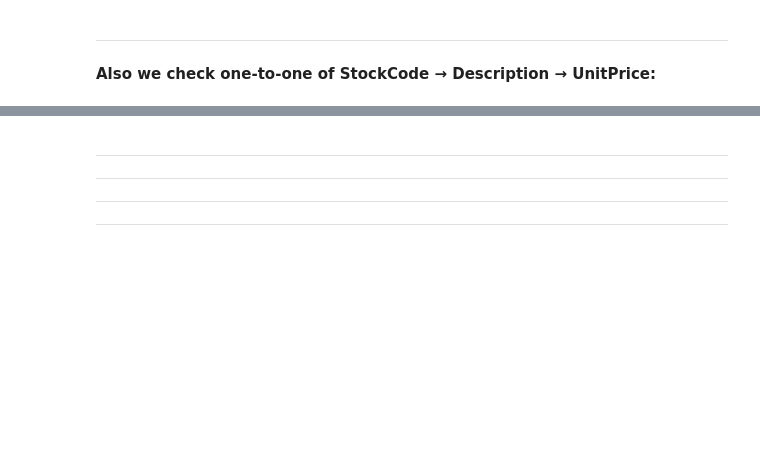
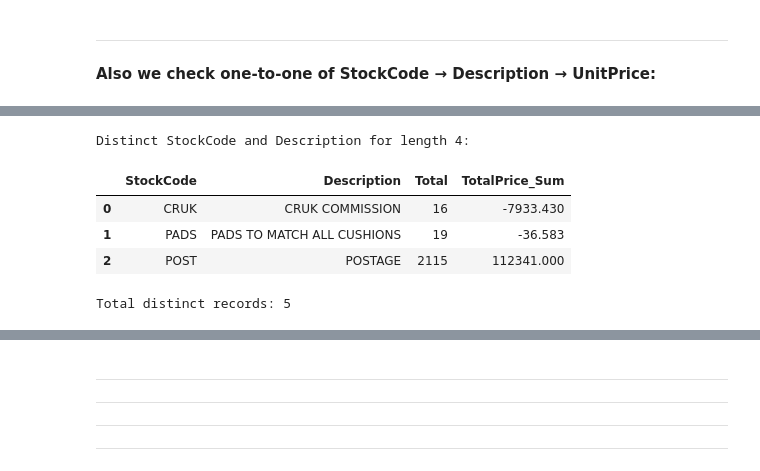
Before and after one commit to sachaplaye/rfm-lifecycle-segmentation, a Jupyter notebook: notebooks/2_data_exploration_information_share.ipynb, the cells around one changed output, grey strips where cells are left out. Drawn from its saved outputs; the diff is of its cells as text; code cells hidden in the pictures; blank space fills up the shorter version.

```diff
--- a/notebooks/2_data_exploration_information_share.ipynb
+++ b/notebooks/2_data_exploration_information_share.ipynb
@@ -430,0 +470,30 @@ However, we would look to add flags or an extra identification field for:
+# %%
+StockCode_col = 'StockCode'  # set input to StockCode
+len_filter = 4  # We change the filter to spot check codes that are not product
+
+# Filter for StockCode with specified length
+filtered_df = df_cleansed_retail_orders[df_cleansed_retail_orders['StockCode'].astype(str).str.len() == len_filter]
+
+# Get distinct StockCode and Description for the specified length
+distinct_stock = filtered_df[['StockCode', 'Description']].drop_duplicates()
+
+# Add count of rows for each StockCode
+stock_counts = filtered_df.groupby('StockCode').size().reset_index(name='Total')
+distinct_stock = distinct_stock.merge(stock_counts, on='StockCode', how='left')
+
+# Group by StockCode and Description, aggregate, and sort
+result = filtered_df.groupby(['StockCode', 'Description']).agg(
+    Total=('StockCode', 'size'),          # Count(*)
+    TotalPrice_Sum=('TotalPrice', 'sum')  # sum(TotalPrice)
+).reset_index().sort_values(['StockCode', 'Description'])
+
+print(f"Distinct StockCode and Description for length {len_filter}:")
+display(result)
+print(f"\nTotal distinct records: {len(distinct_stock)}")
+# %% [output]
+Distinct StockCode and Description for length 4:
+|  | StockCode | Description | Total | TotalPrice_Sum |
+| 0 | CRUK | CRUK COMMISSION | 16 | -7933.430 |
+| 1 | PADS | PADS TO MATCH ALL CUSHIONS | 19 | -36.583 |
+| 2 | POST | POSTAGE | 2115 | 112341.000 |
+Total distinct records: 5
```
Also changed, not shown: parts of 9 cells of this notebook.
